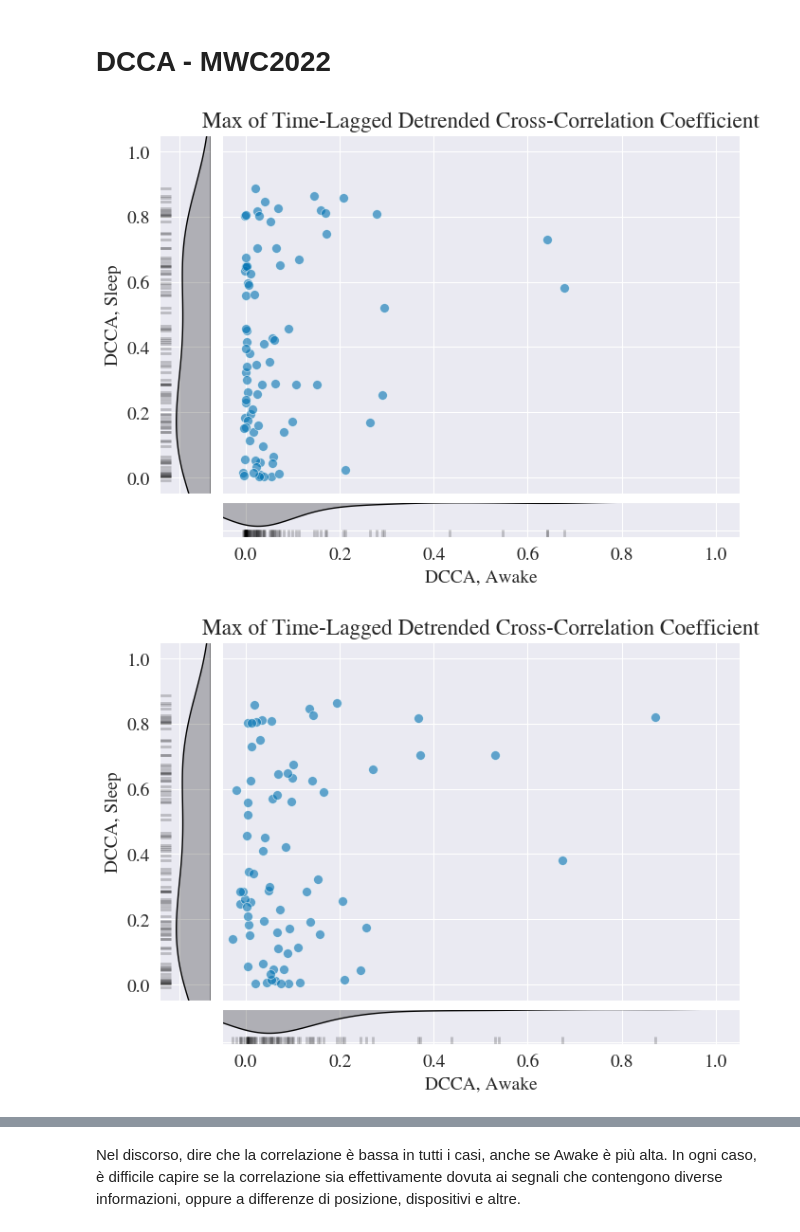
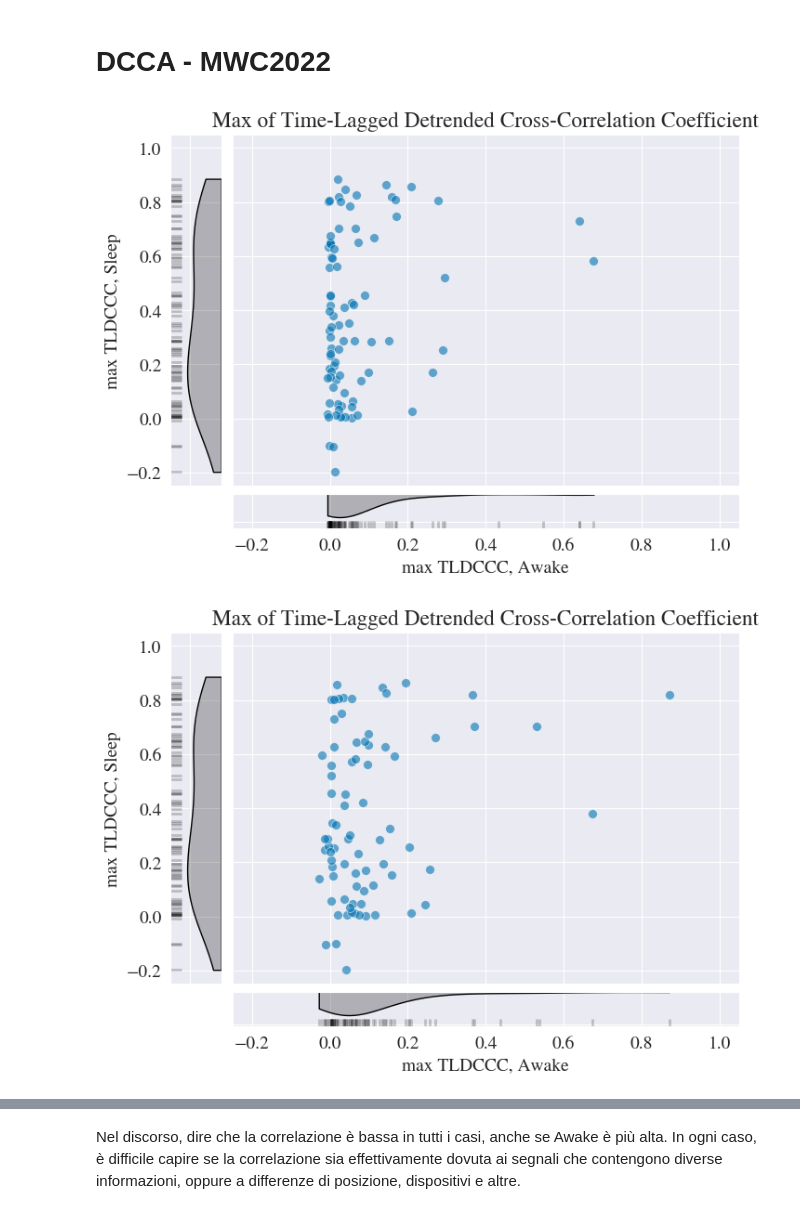
Before and after one commit to LeonardoAlchieri/LateralizationPhysiologicalWearables, a Jupyter notebook: plotting_notebooks/scatterplots.ipynb, the cells around one changed output, grey strips where cells are left out. Drawn from its saved outputs; the diff is of its cells as text; code cells hidden in the pictures.

```diff
--- a/plotting_notebooks/scatterplots.ipynb
+++ b/plotting_notebooks/scatterplots.ipynb
@@ -290,8 +290,8 @@ sns.rugplot(
     ax=axs[1, 1],
 )
 axs[1, 1].set_xlabel("P-value, left side EDA signal")
-axs[0, 1].set_xlim(-0.05, 1.05)
-axs[1, 1].set_xlim(-0.05, 1.05)
+axs[0, 1].set_xlim(-0.25, 1.05)
+axs[1, 1].set_xlim(-0.25, 1.05)
 axs[0, 1].set_xticklabels([])
 axs[1, 1].set_yticklabels([])
 axs[0, 1].set_yticklabels([])
@@ -317,8 +317,8 @@ sns.rugplot(
     ax=axs[0, 0],
 )
 axs[0, 0].set_ylabel("P-value, right side EDA signal")
-axs[0, 1].set_ylim(-0.05, 1.05)
-axs[0, 0].set_ylim(-0.05, 1.05)
+axs[0, 1].set_ylim(-0.25, 1.05)
+axs[0, 0].set_ylim(-0.25, 1.05)
 axs[0, 0].set_xlabel(None)
 axs[0, 0].set_xticklabels([])
 
@@ -341,7 +341,7 @@ axs[0,1].axhline(0.05, color="black", linestyle="--")
 # draw a rectangle around the points that are significant for both sides
 axs[0,1].add_patch(
     patches.Rectangle(
-        (-0.05, -0.05), 0.1, 0.1, fill=True, linestyle="none", color="red", alpha=0.2
+        (-0.25, -0.25), 0.1, 0.1, fill=True, linestyle="none", color="red", alpha=0.2
     ),
 )
 axs[0,1].legend(loc="upper right", bbox_to_anchor=(1.2, 1.1), title="Stationarity test")
@@ -629,6 +684,7 @@ sns.kdeplot(
     fill=True,
     linewidth=1,
     ax=axs[1, 1],
+    cut=0,
 )
 sns.rugplot(
     x=values1,
@@ -638,9 +694,9 @@ sns.rugplot(
     linewidth=2,
     ax=axs[1, 1],
 )
-axs[1, 1].set_xlabel("DCCA, Awake")
-axs[0, 1].set_xlim(-0.05, 1.05)
-axs[1, 1].set_xlim(-0.05, 1.05)
+axs[1, 1].set_xlabel("max TLDCCC, Awake")
+axs[0, 1].set_xlim(-0.25, 1.05)
+axs[1, 1].set_xlim(-0.25, 1.05)
 axs[0, 1].set_xticklabels([])
 axs[1, 1].set_yticklabels([])
 axs[0, 1].set_yticklabels([])
@@ -656,6 +712,7 @@ sns.kdeplot(
     fill=True,
     linewidth=1,
     ax=axs[0, 0],
+    cut=0,
 )
 sns.rugplot(
     y=values2,
@@ -665,9 +722,9 @@ sns.rugplot(
     linewidth=2,
     ax=axs[0, 0],
 )
-axs[0, 0].set_ylabel("DCCA, Sleep")
-axs[0, 1].set_ylim(-0.05, 1.05)
-axs[0, 0].set_ylim(-0.05, 1.05)
+axs[0, 0].set_ylabel("max TLDCCC, Sleep")
+axs[0, 1].set_ylim(-0.25, 1.05)
+axs[0, 0].set_ylim(-0.25, 1.05)
 axs[0, 0].set_xlabel(None)
 axs[0, 0].set_xticklabels([])
 
@@ -690,13 +747,13 @@ axs[0,1].grid(True)
 # # draw a rectangle around the points that are significant for both sides
 # axs[0,1].add_patch(
 #     patches.Rectangle(
-#         (-0.05, -0.05), 0.1, 0.1, fill=True, linestyle="none", color="red", alpha=0.2
+#         (-0.25, -0.25), 0.1, 0.1, fill=True, linestyle="none", color="red", alpha=0.2
 #     ),
 # )
 plt.savefig("../final_visualizations/dcca-mwc2022-sleepwake1.pdf", bbox_inches="tight")
 plt.show()
 # %% [output]
-[figure, old version]
+[figure, new version]
 # %%
 # make dataframe with multi index columns. First level should be left/right, and second level test name
 df = pd.DataFrame([sleep, wake2]).T
@@ -755,6 +812,7 @@ sns.kdeplot(
     fill=True,
     linewidth=1,
     ax=axs[1, 1],
+    cut=0,
 )
 sns.rugplot(
     x=values1,
@@ -764,9 +822,9 @@ sns.rugplot(
     linewidth=2,
     ax=axs[1, 1],
 )
-axs[1, 1].set_xlabel("DCCA, Awake")
-axs[0, 1].set_xlim(-0.05, 1.05)
-axs[1, 1].set_xlim(-0.05, 1.05)
+axs[1, 1].set_xlabel("max TLDCCC, Awake")
+axs[0, 1].set_xlim(-0.25, 1.05)
+axs[1, 1].set_xlim(-0.25, 1.05)
 axs[0, 1].set_xticklabels([])
 axs[1, 1].set_yticklabels([])
 axs[0, 1].set_yticklabels([])
@@ -782,6 +840,7 @@ sns.kdeplot(
     fill=True,
     linewidth=1,
     ax=axs[0, 0],
+    cut=0,
 )
 sns.rugplot(
     y=values2,
@@ -791,38 +850,38 @@ sns.rugplot(
     linewidth=2,
     ax=axs[0, 0],
 )
-axs[0, 0].set_ylabel("DCCA, Sleep")
-axs[0, 1].set_ylim(-0.05, 1.05)
-axs[0, 0].set_ylim(-0.05, 1.05)
+axs[0, 0].set_ylabel("max TLDCCC, Sleep")
+axs[0, 1].set_ylim(-0.25, 1.05)
+axs[0, 0].set_ylim(-0.25, 1.05)
 axs[0, 0].set_xlabel(None)
 axs[0, 0].set_xticklabels([])
 
 
 axs[0, 1].grid(False)
 axs[0, 1].set_title("Max of Time-Lagged Detrended Cross-Correlation Coefficient")
 plt.subplots_adjust(wspace=0.04, hspace=0.04)
 
 for ax in axs:
     for ax2 in ax:
         ax2.set_anchor("W")
 # plt.savefig("visualizations/test.pdf")
 axs[0,1].grid(True)
 # # draw one vertical lines at 0.05
 # axs[0,1].axvline(0.05, color="black", linestyle="--")
 # # draw one horizontal line at 0.05
 # axs[0,1].axhline(0.05, color="black", linestyle="--")
 
 # # leg.get_title().set_text('Stationarity test')
 # # draw a rectangle around the points that are significant for both sides
 # axs[0,1].add_patch(
 #     patches.Rectangle(
-#         (-0.05, -0.05), 0.1, 0.1, fill=True, linestyle="none", color="red", alpha=0.2
+#         (-0.25, -0.25), 0.1, 0.1, fill=True, linestyle="none", color="red", alpha=0.2
 #     ),
 # )
 plt.savefig("../final_visualizations/dcca-mwc2022-sleepwake2.pdf", bbox_inches="tight")
 plt.show()
 # %% [output]
-[figure, old version]
+[figure, new version]
 # %%
 # make dataframe with multi index columns. First level should be left/right, and second level test name
 df = pd.DataFrame([sleep, wake1, wake2]).T
```
Also changed, not shown: parts of 11 cells of this notebook, 16 other files.
